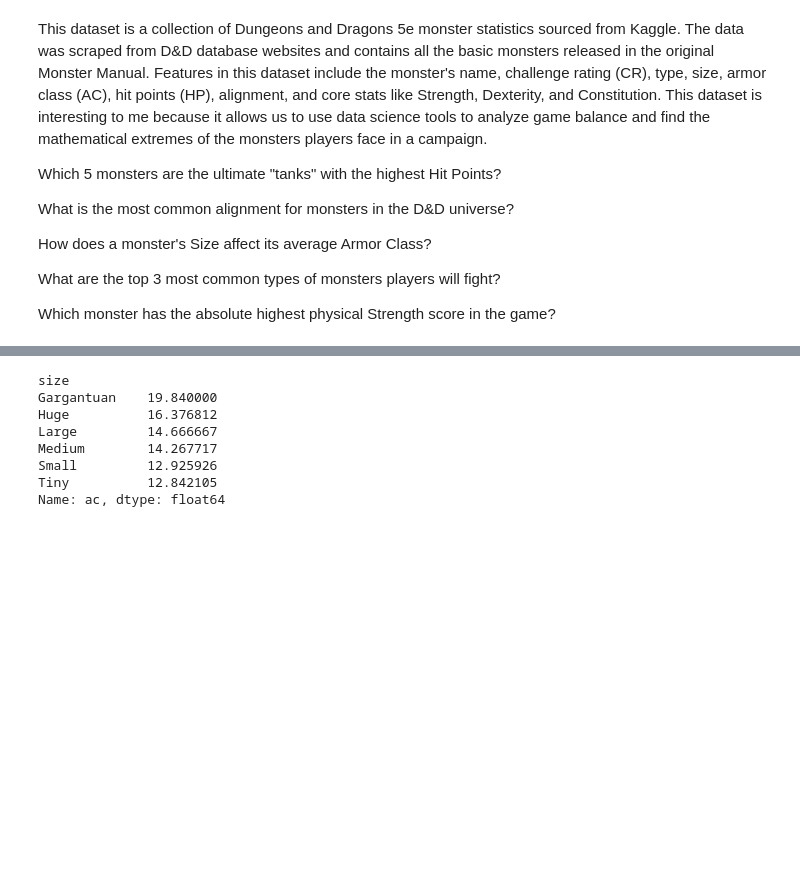
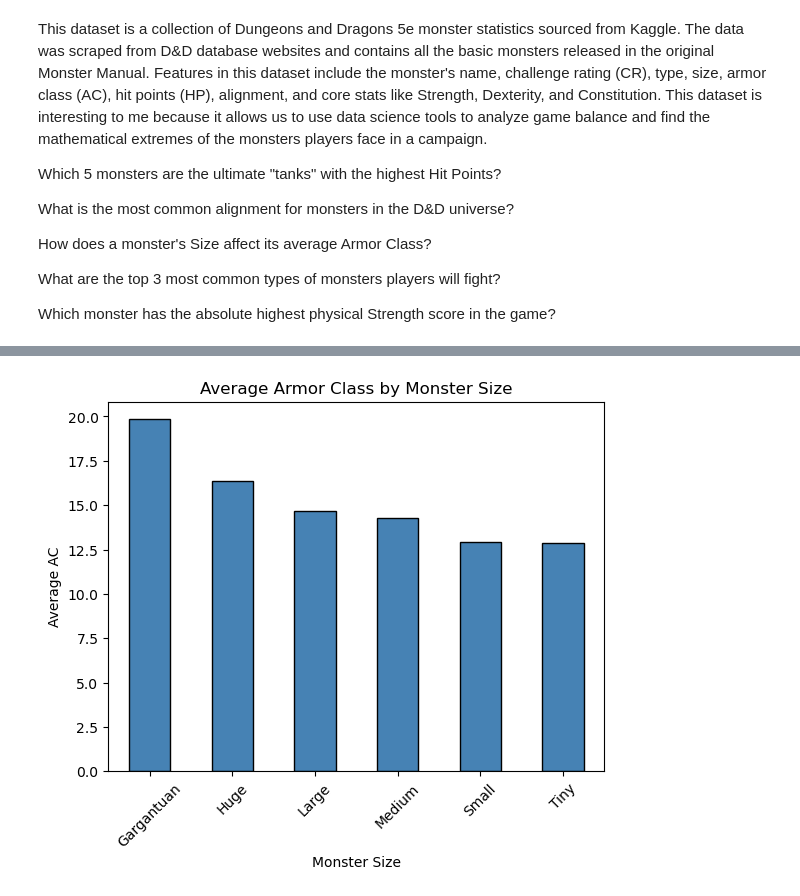
Before and after one commit to Cole0000/Data_Visualization_And_Modeling_Online, a Jupyter notebook: Lab/1.5 Intro to Python and Pandas Lab.ipynb, the cells around one changed output, grey strips where cells are left out. Cells and saved outputs as stored; diff of their text form; code cells hidden in the pictures; blank space fills up the shorter version.

```diff
--- a/Lab/1.5 Intro to Python and Pandas Lab.ipynb
+++ b/Lab/1.5 Intro to Python and Pandas Lab.ipynb
@@ -51,17 +51,15 @@ Name: count, dtype: int64
 # %%
 # Question 3: How does a monster's Size affect its average Armor Class (AC)?
 size_ac = df.groupby('size')['ac'].mean().sort_values(ascending=False)
-display(size_ac)
+size_ac.plot(kind='bar', color='steelblue', edgecolor='black')
+plt.title('Average Armor Class by Monster Size')
+plt.xlabel('Monster Size')
+plt.ylabel('Average AC')
+plt.xticks(rotation=45)
+plt.show()
 # The Gargantuan monsters have the highest average Armor Class at 19.8, while Tiny monsters have the lowest average at 12.8.
 # %% [output]
-size
-Gargantuan    19.840000
-Huge          16.376812
-Large         14.666667
-Medium        14.267717
-Small         12.925926
-Tiny          12.842105
-Name: ac, dtype: float64
+[figure, added]
 # %%
 # Question 4: What are the top 3 most common types of monsters players will fight?
 common_types = df['type'].value_counts().head(3)
```
Also changed, not shown: parts of 5 cells of this notebook.
